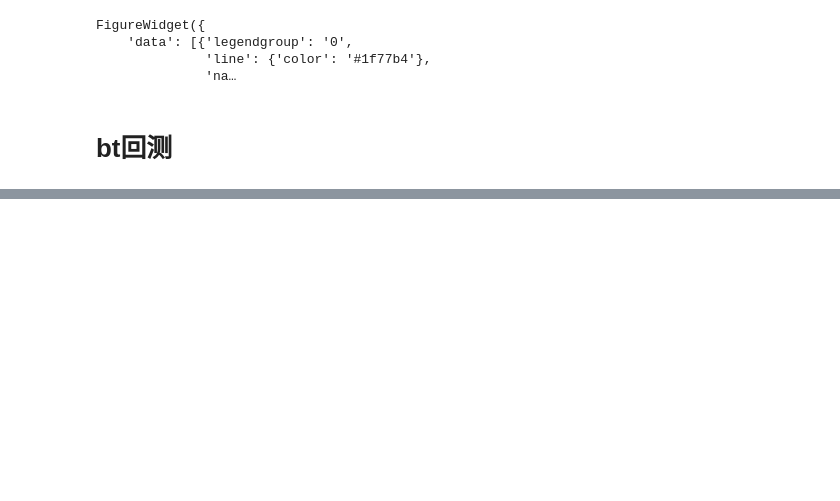
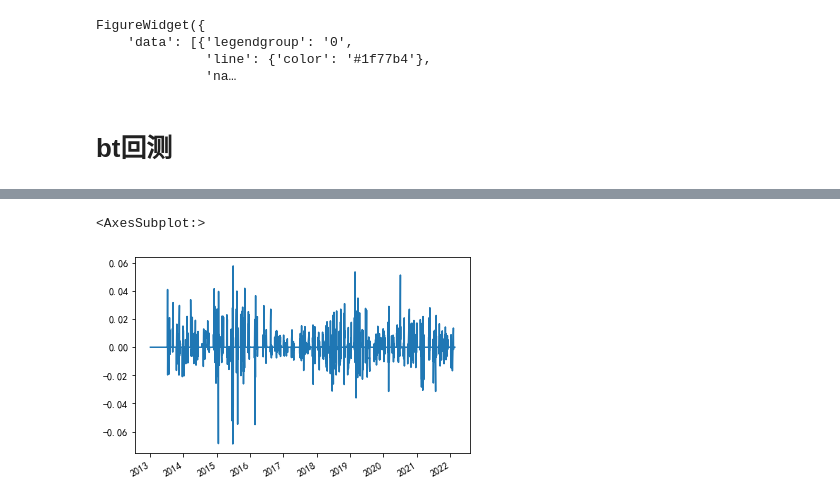
Before and after one commit to hugo2046/QuantsPlaybook, a Jupyter notebook: C-择时类/特征分布建模择时/特征分布择时.ipynb, the cells around one changed output, grey strips where cells are left out. Drawn from its saved outputs; the diff is of its cells as text; code cells hidden in the pictures; blank space fills up the shorter version.

```diff
--- a/C-择时类/特征分布建模择时/特征分布择时.ipynb
+++ b/C-择时类/特征分布建模择时/特征分布择时.ipynb
@@ -64,8 +64,10 @@ billboard_df: pd.DataFrame = pd.read_csv('../data/billboard.csv',
                                          parse_dates=['trade_date'])
 # %%
 # 获取沪深300数据
-hs300:pd.DataFrame = get_index_daily(code='000300.SH',start_date = '20130101',end_date='20220222')
-hs300.set_index('trade_date',inplace=True)
+hs300: pd.DataFrame = get_index_daily(code='000300.SH',
+                                      start_date='20130101',
+                                      end_date='20220222')
+hs300.set_index('trade_date', inplace=True)
 # %%
 # 查看数据结构
 hs300.head()
@@ -187,7 +208,8 @@ FigureWidget({
 from scr.bt_func import get_backtesting, netbuy_cross
 from scr.timeseries import get_drawdown_table
 # %%
-is_netbuy_s:pd.Series = calc_netbuy(billboard_df[exchange_set['机构席位']],hs300['amount'])
+is_netbuy_s: pd.Series = calc_netbuy(billboard_df[exchange_set['机构席位']],
+                                     hs300['amount'])
 # 计算HMA信号
 is_netbuy_s_s: pd.Series = HMA(is_netbuy_s, 30)
 is_netbuy_s_l: pd.Series = HMA(is_netbuy_s, 100)
@@ -436,0 +272,5 @@ plot_cumulative_returns(align_ser,align_benchmark)
+# %%
+ser
+# %% [output]
+<AxesSubplot:>
+[figure, added]
```
Also changed, not shown: parts of 20 cells of this notebook, 4 other files.
